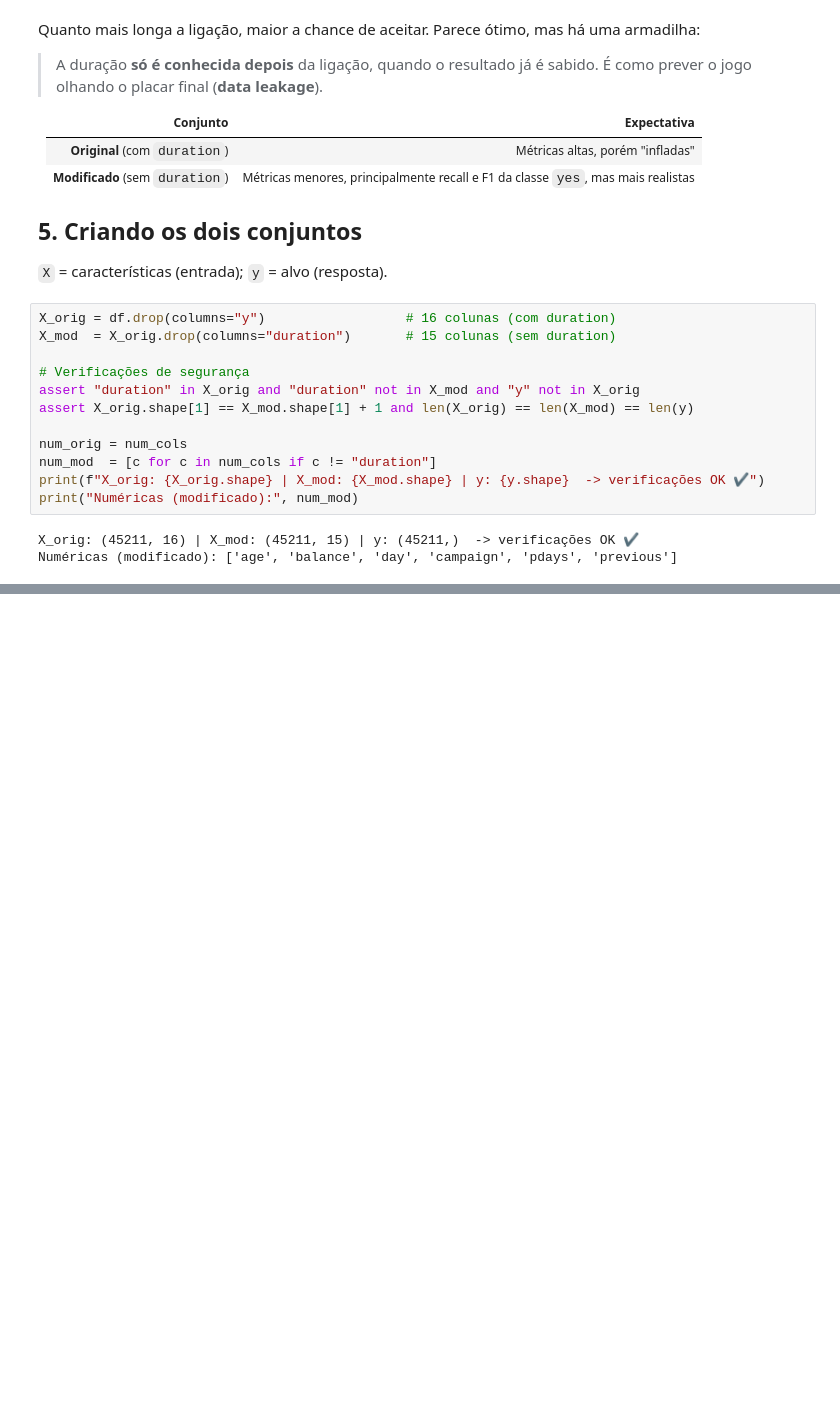
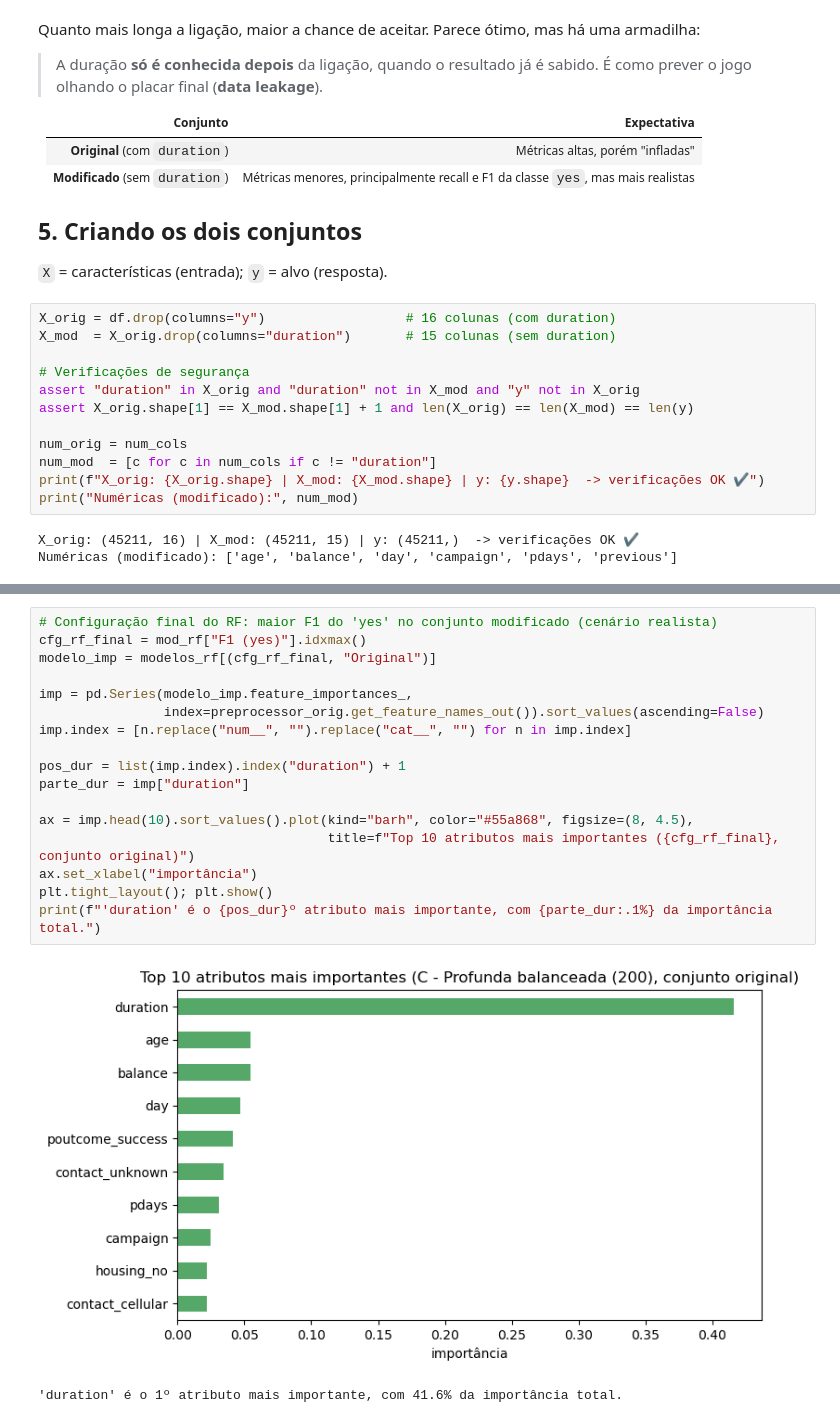
Before and after one commit to Davi-Lorena/Trabalho-IA, a Jupyter notebook: trabalho.ipynb, the cells around one changed output, grey strips where cells are left out. Saved outputs shown, nothing was run; the diff lists cells and outputs as text; blank space fills up the shorter version.

```diff
--- a/trabalho.ipynb
+++ b/trabalho.ipynb
@@ -653,0 +369,20 @@ display(km)
+# %%
+# Configuração final do RF: maior F1 do 'yes' no conjunto modificado (cenário realista)
+cfg_rf_final = mod_rf["F1 (yes)"].idxmax()
+modelo_imp = modelos_rf[(cfg_rf_final, "Original")]
+
+imp = pd.Series(modelo_imp.feature_importances_,
+                index=preprocessor_orig.get_feature_names_out()).sort_values(ascending=False)
+imp.index = [n.replace("num__", "").replace("cat__", "") for n in imp.index]
+
+pos_dur = list(imp.index).index("duration") + 1
+parte_dur = imp["duration"]
+
+ax = imp.head(10).sort_values().plot(kind="barh", color="#55a868", figsize=(8, 4.5),
+                                     title=f"Top 10 atributos mais importantes ({cfg_rf_final}, conjunto original)")
+ax.set_xlabel("importância")
+plt.tight_layout(); plt.show()
+print(f"'duration' é o {pos_dur}º atributo mais importante, com {parte_dur:.1%} da importância total.")
+# %% [output]
+[figure, added]
+'duration' é o 1º atributo mais importante, com 41.6% da importância total.
```
Also changed, not shown: parts of 62 cells of this notebook, 1 other file.
